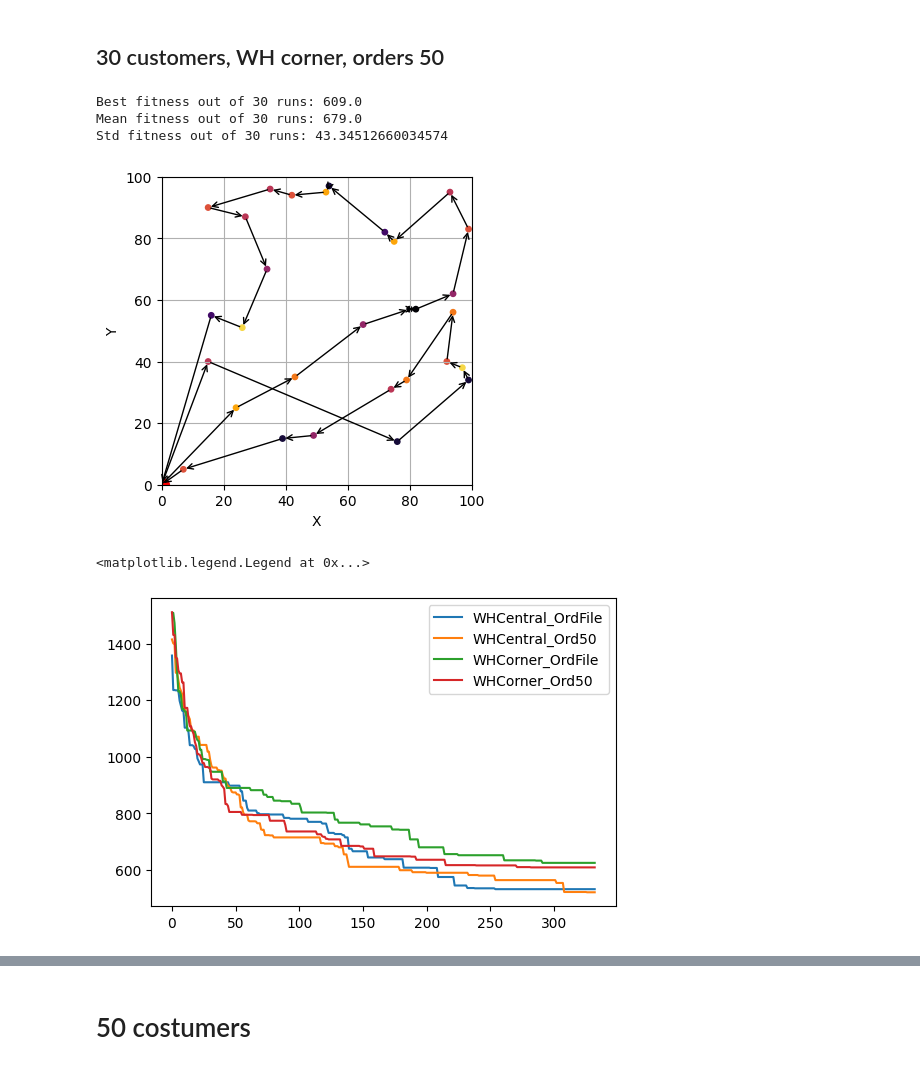
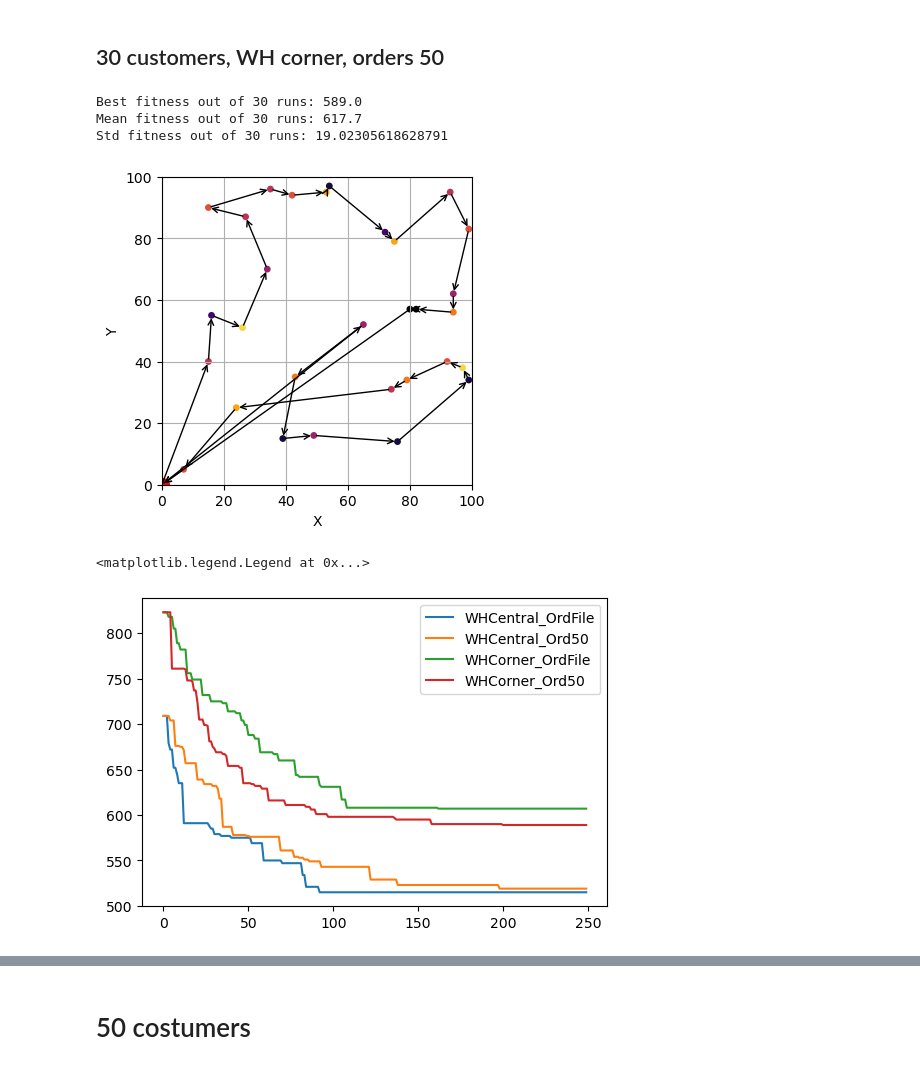
Before and after one commit to bernardo-silva/ComputationalIntelligence-project2, a Jupyter notebook: results.ipynb, the cells around one changed output, grey strips where cells are left out. Cells and saved outputs as stored; diff of their text form; code cells hidden in the pictures.

```diff
--- a/results.ipynb
+++ b/results.ipynb
@@ -616,35 +617,35 @@ Std fitness out of 30 runs: 37.05197550588752
 EA = SingleObjectiveTSP(ind_size=N,
                         distances=dist_corner,
                         orders=[0] + [50]*N,
-                        coords=xy_corner,
-                        pop_size=30,
-                        use_heuristic=False,
-                        elitist_cross=3,
-                        elitist_size = 30//5,
-                        CXPB = 1,
-                        MUTPB = 0.2,
-                        INVPB=0.3)
+                        coords=xy_corner.T[1:N+1],
+                        pop_size=40,
+                        use_heuristic=True,
+                        elitist_cross=20,
+                        elitist_size = 3,
+                        CXPB = 0.6,
+                        MUTPB = 0.4,
+                        INVPB=0.8)
 
-result30WHCornerOrd50 = EA.many_runs(n_runs=30)
+result30WHCornerOrd50H = EA.many_runs(n_runs=30)
 
-print(f"Best fitness out of 30 runs: {result30WHCornerOrd50['best_fitness']}")
-print(f"Mean fitness out of 30 runs: {np.mean(result30WHCornerOrd50['final_fitnesses'])}")
-print(f"Std fitness out of 30 runs: {np.std(result30WHCornerOrd50['final_fitnesses'])}")
+print(f"Best fitness out of 30 runs: {result30WHCornerOrd50H['best_fitness']}")
+print(f"Mean fitness out of 30 runs: {np.mean(result30WHCornerOrd50H['final_fitnesses'])}")
+print(f"Std fitness out of 30 runs: {np.std(result30WHCornerOrd50H['final_fitnesses'])}")
 
-plot_route(result30WHCornerOrd50["best_solution"], xy_corner.T[:N+1], orders[:N+1])
+plot_route(result30WHCornerOrd50H["best_solution"], xy_corner.T[:N+1], orders[:N+1])
 # %% [output]
-Best fitness out of 30 runs: 609.0
-Mean fitness out of 30 runs: 679.0
-Std fitness out of 30 runs: 43.34512660034574
+Best fitness out of 30 runs: 589.0
+Mean fitness out of 30 runs: 617.7
+Std fitness out of 30 runs: 19.02305618628791
-[figure, old version]
+[figure, new version]
 # %%
 fig, ax = plt.subplots(figsize=(6,4))
 
-ax.plot(result30WHCentralOrdFile["best_evolution"], label="WHCentral_OrdFile")
-ax.plot(result30WHCentralOrd50["best_evolution"], label="WHCentral_Ord50")
-ax.plot(result30WHCornerOrdFile["best_evolution"], label="WHCorner_OrdFile")
-ax.plot(result30WHCornerOrd50["best_evolution"], label="WHCorner_Ord50")
+ax.plot(result30WHCentralOrdFileH["best_evolution"], label="WHCentral_OrdFile")
+ax.plot(result30WHCentralOrd50H["best_evolution"], label="WHCentral_Ord50")
+ax.plot(result30WHCornerOrdFileH["best_evolution"], label="WHCorner_OrdFile")
+ax.plot(result30WHCornerOrd50H["best_evolution"], label="WHCorner_Ord50")
 ax.legend()
 # %% [output]
 <matplotlib.legend.Legend at 0x...>
-[figure, old version]
+[figure, new version]
```
Also changed, not shown: parts of 38 cells of this notebook, 8 other files.
